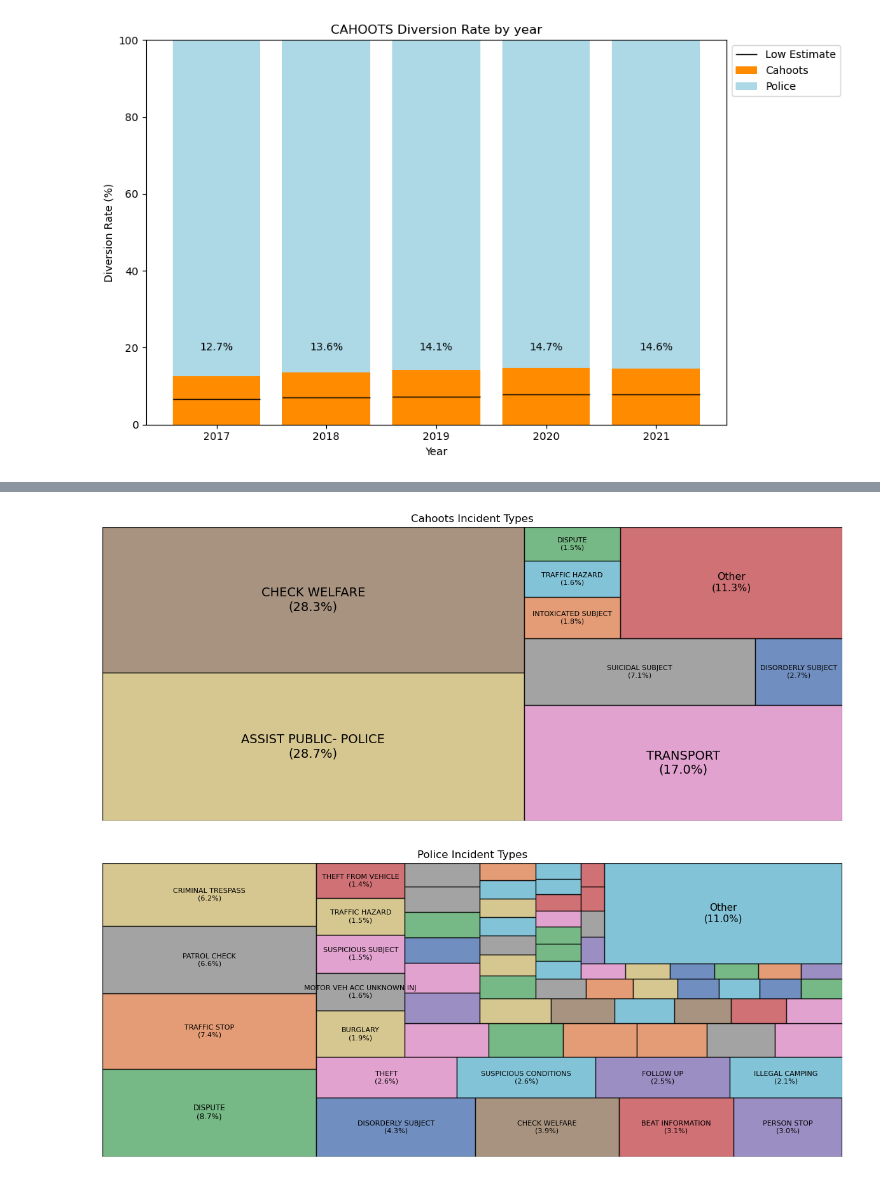
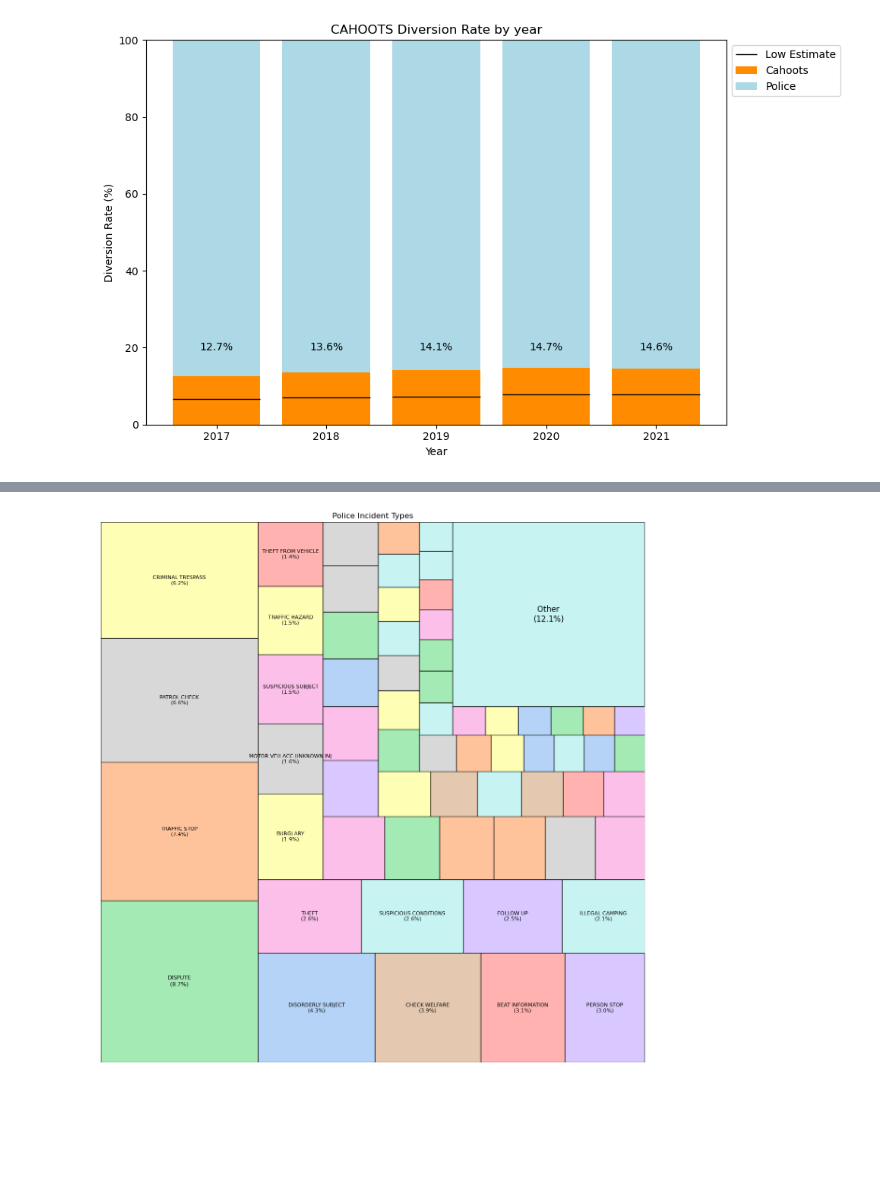
Before and after one commit to Nathan-M-Burton/Cahoots-Impact-Assessment, a Jupyter notebook: police_replication.ipynb, the cells around one changed output, grey strips where cells are left out. Saved outputs shown, nothing was run; the diff lists cells and outputs as text; code cells hidden in the pictures; blank space fills up the shorter version.

```diff
--- a/police_replication.ipynb
+++ b/police_replication.ipynb
@@ -136,21 +136,21 @@ def run_police_diversions(cleaned_data, welfare_prop, transport_prop=0, assist_p
     # Filtering out the 'SELF' entries from the dataset
     data_filtered = cleaned_data[cleaned_data['Call_Source'] != 'SELF']
 
-    # Dataset 1: ALL CAHOOTS ASSOCIATIONS
+    # ALL CAHOOTS ASSOCIATIONS
     cahoots_associations = data_filtered[data_filtered['Cahoots_related'] == 1]
 
-    # Dataset 2: ALL CAHOOTS DISPATCHED CFS
+    # CAHOOTS DISPATCHED CFS
     cahoots_dispatched = cahoots_associations.dropna(subset=['Call_First_Dispatched_Time'])
     cahoots_dispatched = cahoots_dispatched.drop_duplicates(subset='IncidentNumber', keep='first')
 
-    # Dataset 4: ALL CAHOOTS ONLY ASSOCIATIONS
+    # ALL CAHOOTS ONLY ASSOCIATIONS
     cahoots_only_associations = cahoots_associations[(cahoots_associations['PrimaryUnitCallSign'] == "CAHOOT") & (cahoots_associations['IsPrimary'] == 1)]
 
-    # Dataset 5: CAHOOTS ONLY ARRIVED CFS
+    # CAHOOTS ONLY ARRIVED CFS
     cahoots_only_arrived = cahoots_only_associations.dropna(subset=['Call_First_On_Scene'])
     cahoots_only_arrived = cahoots_only_arrived.drop_duplicates(subset='IncidentNumber', keep='first')
 
-    # Dataset 6: Total CAHOOTS / EPD responses
+    # Total CAHOOTS / EPD responses
     data_unique_incidents = data_filtered.drop_duplicates(subset='IncidentNumber', keep='first')
     combined_cahoots_epd_responses = data_unique_incidents[~(data_unique_incidents["Call_First_Dispatched_Time"].isna())] # Switch between dispatch and arrival
 
@@ -169,7 +169,7 @@ def run_police_diversions(cleaned_data, welfare_prop, transport_prop=0, assist_p
 
     # Divert Rate without top 3 incident types
     adjusted_cahoots_only_arrived = cahoots_only_arrived.shape[0] - top_3_cahoots_natures_count
-    adjusted_divert_rate = (adjusted_cahoots_only_arrived / total_calls) * 100
+    adjusted_divert_rate = (adjusted_cahoots_only_arrived / (total_calls - top_3_cahoots_natures_count) ) * 100
 
     # Divert Rate without top 3 incident types Arrived only
     adjusted_cahoots_police_arrived = ((cahoots_only_arrived.shape[0] - top_3_cahoots_natures_count) /
@@ -757,35 +598,34 @@ tab20_colors = [matplotlib.colors.rgb2hex(tab20_colormap(i)) for i in range(tab2
 
 import seaborn as sns
 import matplotlib.colors as mcolors
 
 # Generate a palette with 20 unique colors
-colors = sns.color_palette("deep")
+colors = sns.color_palette("pastel")
 hex_colors = [mcolors.rgb2hex(color) for color in colors]
 
 colorblind_friendly_palette = [
 
     '#009E73',  # Green
     '#E69F00',  # Gold/Orange
     '#56B4E9',  # Light Blue
     '#D55E00',  # Red-Orange/Brown
     '#CC79A7',  # Pink/Purple
     '#F0E442',  # Yellow (use sparingly)
     '#999999',  # Gray
     '#363737',  # Blackish
     '#80B1D3',  # Light Blue
     '#FDB462',  # Light Orange
     '#B3DE69',  # Light Green
     '#BC80BD',  # Purple
     '#FFED6F',  # Light Yellow
     '#FB8072',  # Salmon
     '#1F78B4',  # Dark Blue
 ]
 
 cahoots_data = CAD_data_cleaned[CAD_data_cleaned['Cahoots_related'] == 1]
 police_data = CAD_data_cleaned[CAD_data_cleaned['Cahoots_related'] == 0]
 
-create_treemap(cahoots_data, 'Cahoots Incident Types', top_n=8, group_others=True, max_legend_entries=10, show_labels=True, color_list=hex_colors)
-create_treemap(police_data, 'Police Incident Types', top_n=66, group_others=True, max_legend_entries=10, show_labels=True, color_list=hex_colors, min_label_area_ratio=0.014)
+#create_treemap(cahoots_data, 'Cahoots Incident Types', top_n=200, group_others=True, max_legend_entries=10, show_labels=True, color_list=colors, min_label_area_ratio=0.01)
+create_treemap(police_data, 'Police Incident Types', top_n=62, group_others=True, max_legend_entries=10, show_labels=True, color_list=colors, min_label_area_ratio=0.014)
 # %% [output]
-[figure, old version]
+[figure, new version]
-[figure, removed]
```
Also changed, not shown: parts of 8 cells of this notebook, 7 other files.
